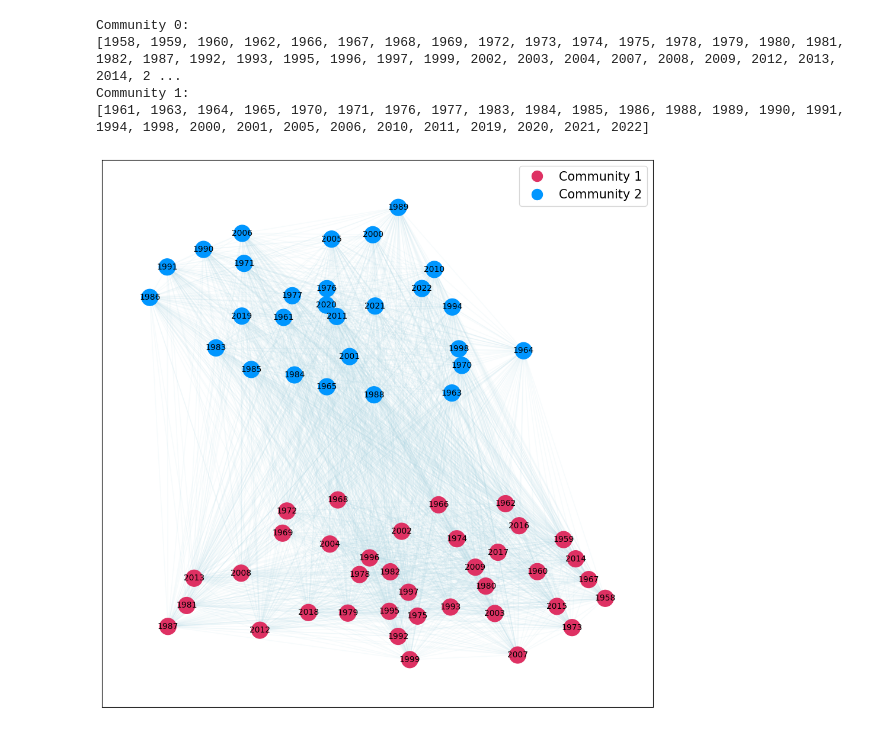
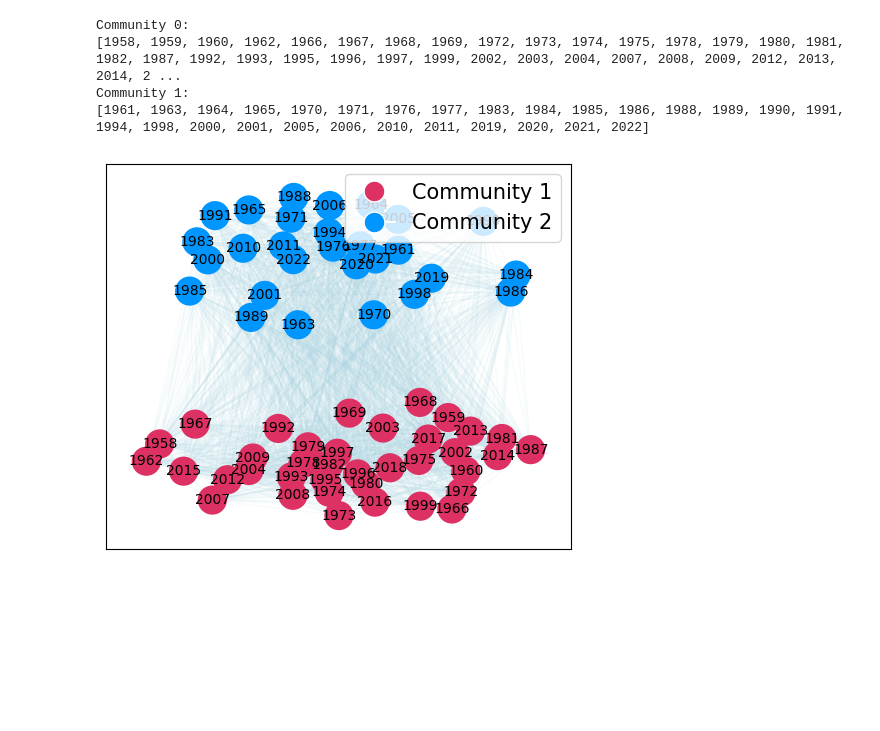
Before and after one commit to martalech/pop_charts_dynamics, a Jupyter notebook: position_change_network_analysis.ipynb, the cells around one changed output. Saved outputs shown, nothing was run; the diff lists cells and outputs as text; code cells hidden in the pictures; blank space fills up the shorter version.

Commit message:
Updated position change network analysis

```diff
--- a/position_change_network_analysis.ipynb
+++ b/position_change_network_analysis.ipynb
@@ -100,30 +100,29 @@ Community 0:
 Community 1:
 [1961, 1963, 1964, 1965, 1970, 1971, 1976, 1977, 1983, 1984, 1985, 1986, 1988, 1989, 1990, 1991, 1994, 1998, 2000, 2001, 2005, 2006, 2010, 2011, 2019, 2020, 2021, 2022]
 # %%
-plt.figure(figsize=(12, 12))
+plt.figure(figsize=(6, 5))
 
 color_map = ["#DE3163" if node in communities[0] else "#0096FF" for node in histograms_network]
 colormap = ["#DE3163", "#0096FF"]
 
 node_pos = nx.spring_layout(histograms_network.to_undirected())
 
 # shift one group down
 for node in histograms_network:
     if node in communities[1]:
         node_pos[node][1] += 3
 
 nx.draw_networkx_labels(histograms_network, node_pos, font_size=10)
 nx.draw_networkx_nodes(histograms_network, node_pos, node_color=color_map, node_size=400)
 nx.draw_networkx_edges(histograms_network, node_pos, alpha=0.1, edge_color="lightblue")
 
 legend_elements = []
 for i, community in enumerate(communities):
     legend_elements.append(
         Line2D([0], [0], marker='o', color='w', label=f"Community {i + 1}", markerfacecolor=colormap[i], markersize=15))
 
 plt.legend(handles=legend_elements, loc='upper right', prop={'size': 15},
     fontsize=15)
-plt.savefig("figures/histograms_network_communities.pdf", format="pdf")
 plt.show()
 # %% [output]
-[figure, old version]
+[figure, new version]
```
